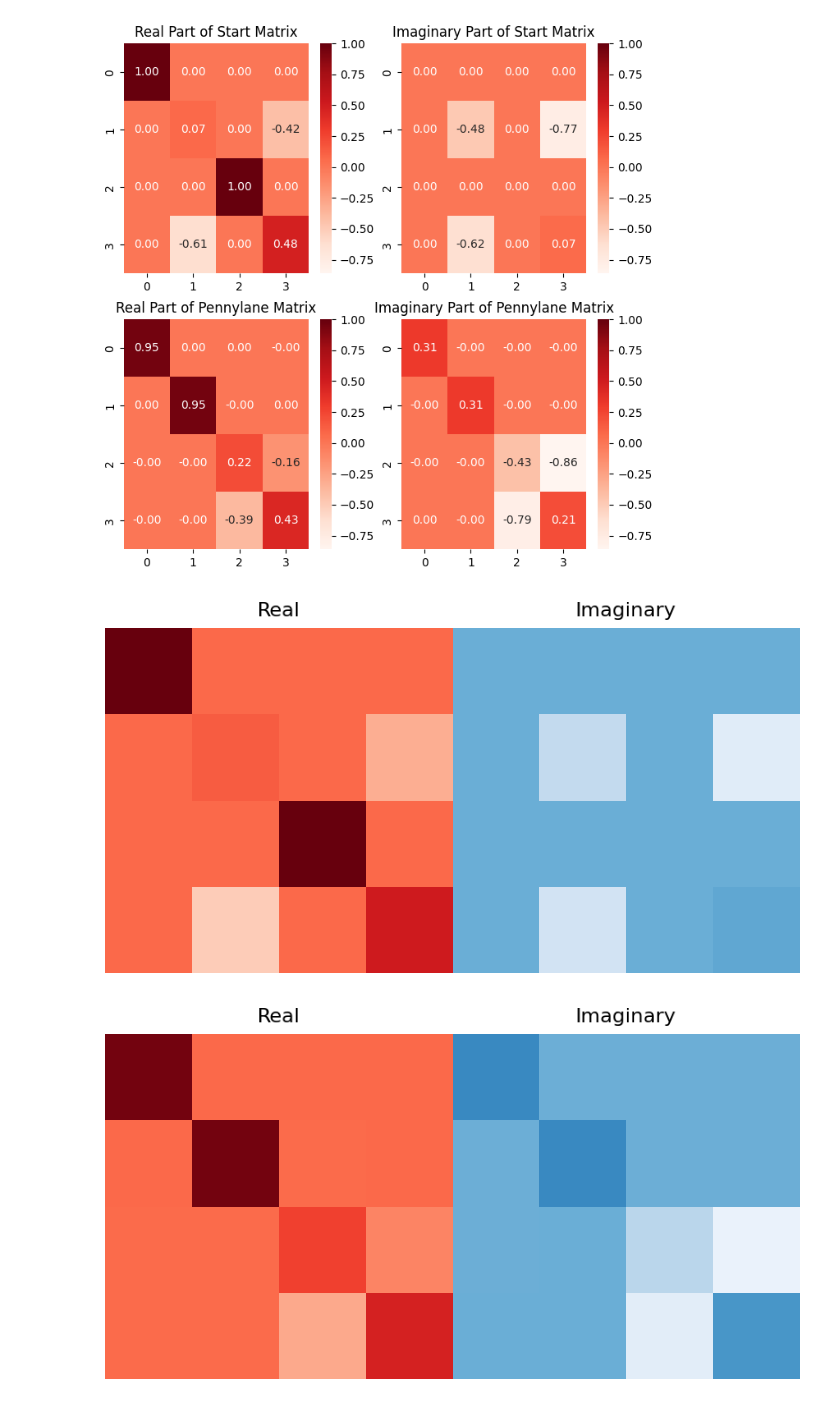
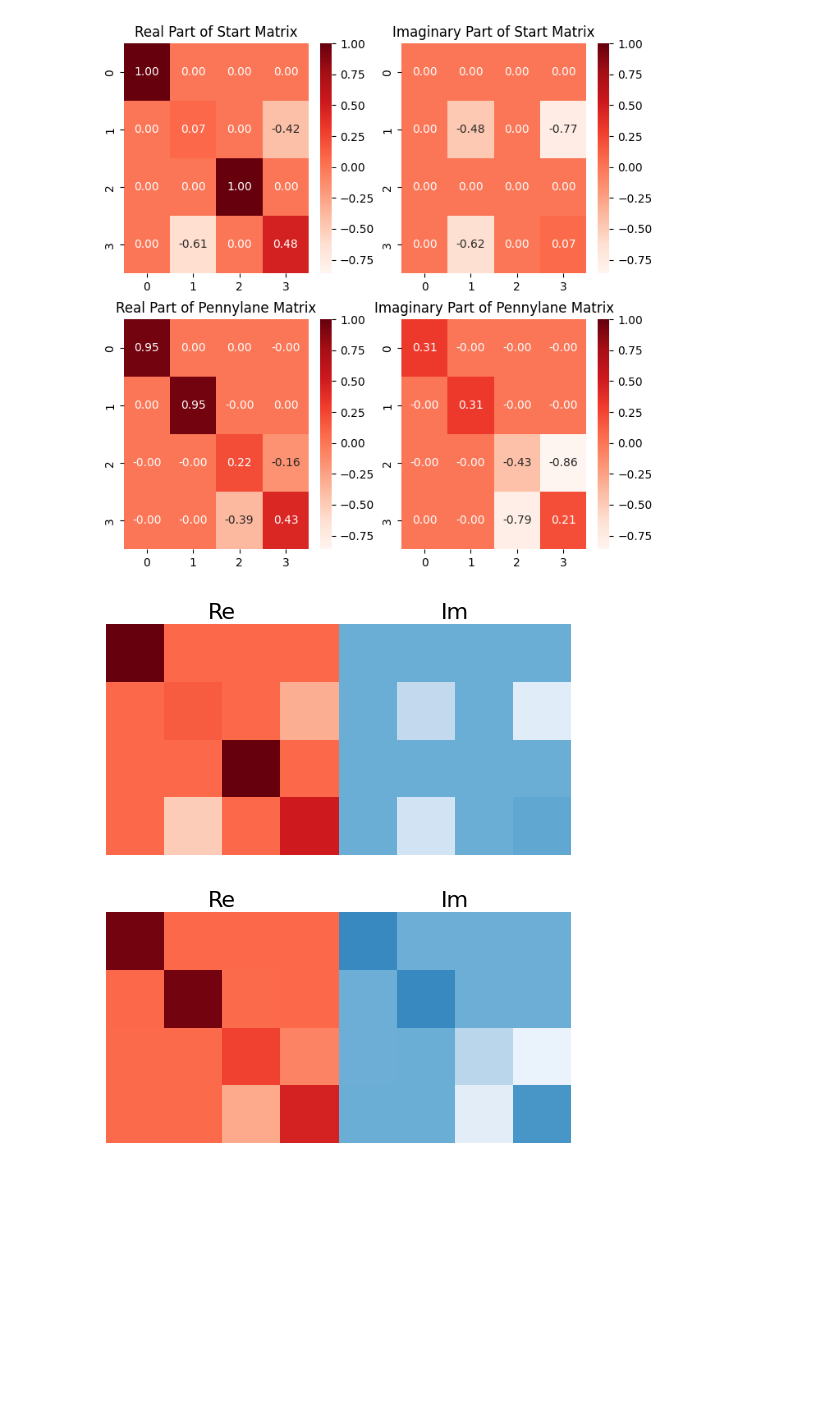
Before and after one commit to sola-st/qite-quantum-platform-testing, a Jupyter notebook: reports/v025/01/test.ipynb, the cells around one changed output. Cells and saved outputs as stored; diff of their text form; code cells hidden in the pictures; blank space fills up the shorter version.

```diff
--- a/reports/v025/01/test.ipynb
+++ b/reports/v025/01/test.ipynb
@@ -165,35 +165,36 @@ Pennylane
 # %%
 def plot_combined_heatmaps(real_matrix, imag_matrix, filename):
     combined_matrix = np.hstack((real_matrix, imag_matrix))
-    fig, ax = plt.subplots(figsize=(10, 5))
+    fig, ax = plt.subplots(figsize=(6, 3))
     vmin, vmax = -1, 1
 
     # Create a mask to apply different color maps
     mask = np.zeros_like(combined_matrix, dtype=bool)
     mask[:, :real_matrix.shape[1]] = True  # Left half (real part)
 
     # Plot the heatmap with different color maps
     sns.heatmap(combined_matrix, annot=False, fmt=".2f", cmap='Reds',
                 cbar=False, ax=ax, vmin=vmin, vmax=vmax, mask=~mask)
     sns.heatmap(combined_matrix, annot=False, fmt=".2f", cmap='Blues',
                 cbar=False, ax=ax, vmin=vmin, vmax=vmax, mask=mask)
 
     # Add titles
-    ax.text(0.25, 1.05, 'Real', ha='center', va='center',
+    ax.text(0.25, 1.05, 'Re', ha='center', va='center',
             transform=ax.transAxes, fontsize=16)
-    ax.text(0.75, 1.05, 'Imaginary', ha='center',
+    ax.text(0.75, 1.05, 'Im', ha='center',
             va='center', transform=ax.transAxes, fontsize=16)
 
     # Remove ticks
     ax.set_xticks([])
     ax.set_yticks([])
 
     plt.savefig(filename, bbox_inches='tight')
     plt.show()
 
 
-plot_combined_heatmaps(real_start, imag_start, 'raw_start.png')
-plot_combined_heatmaps(real_pennylane, imag_pennylane, 'raw_pennylane.png')
+plot_combined_heatmaps(real_start, imag_start, 'PL_6942_unitary_before.png')
+plot_combined_heatmaps(real_pennylane, imag_pennylane,
+                       'PL_6942_unitary_after.png')
 # %% [output]
-[figure, old version]
+[figure, new version]
-[figure, old version]
+[figure, new version]
```
